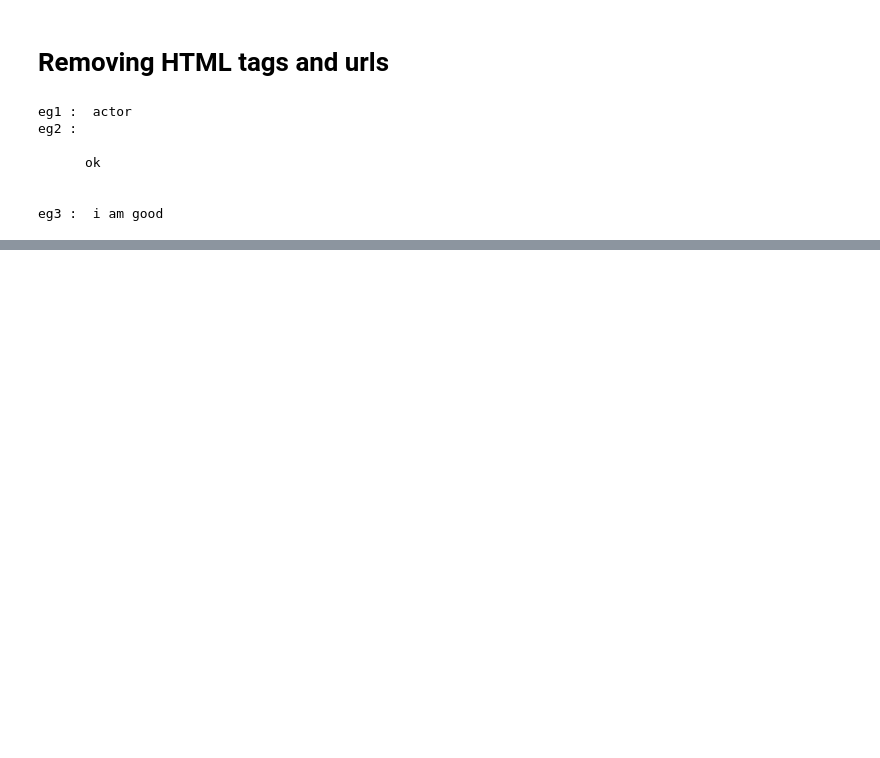
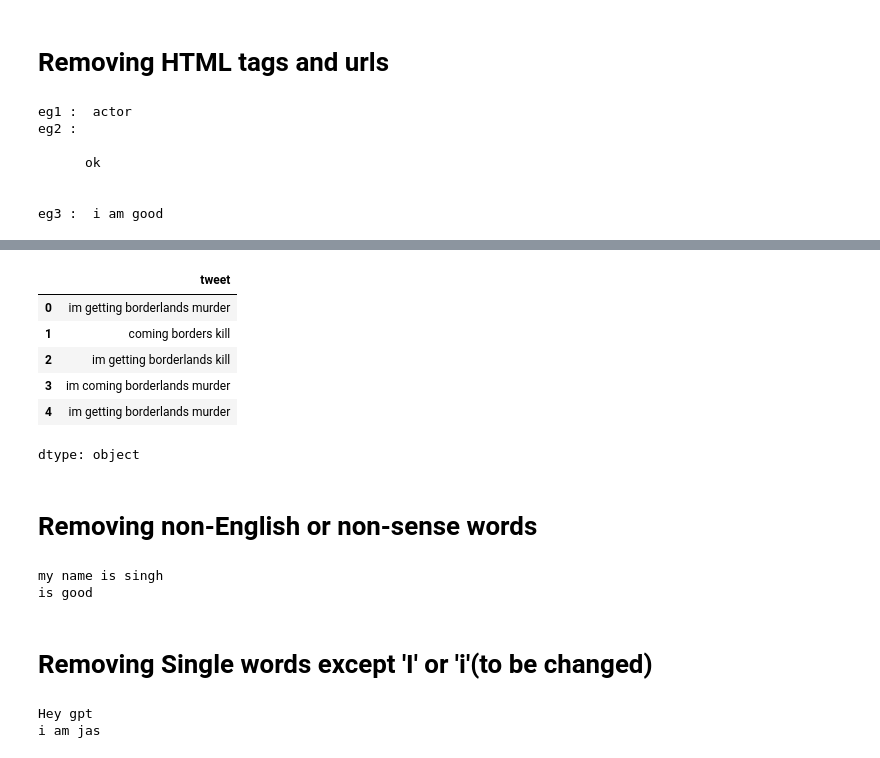
Before and after one commit to Jaskeerat23/DSA_codes, a Jupyter notebook: X_Sentiment_classification.ipynb, the cells around one changed output, grey strips where cells are left out. Saved outputs shown, nothing was run; the diff lists cells and outputs as text; code cells hidden in the pictures; blank space fills up the shorter version.

```diff
--- a/X_Sentiment_classification.ipynb
+++ b/X_Sentiment_classification.ipynb
@@ -118,0 +200,32 @@ df.head()
+# %%
+df['tweet'] = df['tweet'].apply(remove_cont_dup)
+df['tweet'].head()
+# %% [output]
+|  | tweet |
+| 0 | im getting borderlands murder |
+| 1 | coming borders kill |
+| 2 | im getting borderlands kill |
+| 3 | im coming borderlands murder |
+| 4 | im getting borderlands murder |
+dtype: object
+# %% [markdown]
+# **Removing non-English or non-sense words**
+# %%
+def remove_noneng_words(sentence):
+  sentence = sentence.lower()
+  words = set([str.lower(w) for w in nltk.corpus.words.words()])
+  new_sentence = []
+  for word in sentence.split():
+    if word in words:
+      new_sentence.append(word)
+
+  return " ".join(new_sentence)
+
+eg1 = "MY name is jaskeerat singh eofnfWEGWEg"
+eg2 = "smjhkl is anmfkwe good goood"
+
+print(remove_noneng_words(eg1))
+print(remove_noneng_words(eg2))
+# %% [output]
+my name is singh
+is good
@@ -118,0 +235,20 @@ df.head()
+# %% [markdown]
+# **Removing Single words except 'I' or 'i'(to be changed)**
+# %%
+def remove_single_words(sentence):
+  new_sentence = []
+  for word in sentence.split():
+    if len(word) == 1 and (word == 'I' or word == 'i'):
+      new_sentence.append(word)
+    elif len(word) > 1:
+      new_sentence.append(word)
+  return " ".join(new_sentence)
+
+eg1 = "Hey gpt e e e e e e"
+eg2 = "i am jas"
+
+print(remove_single_words(eg1))
+print(remove_single_words(eg2))
+# %% [output]
+Hey gpt
+i am jas
```
Also changed, not shown: parts of 29 cells of this notebook.
